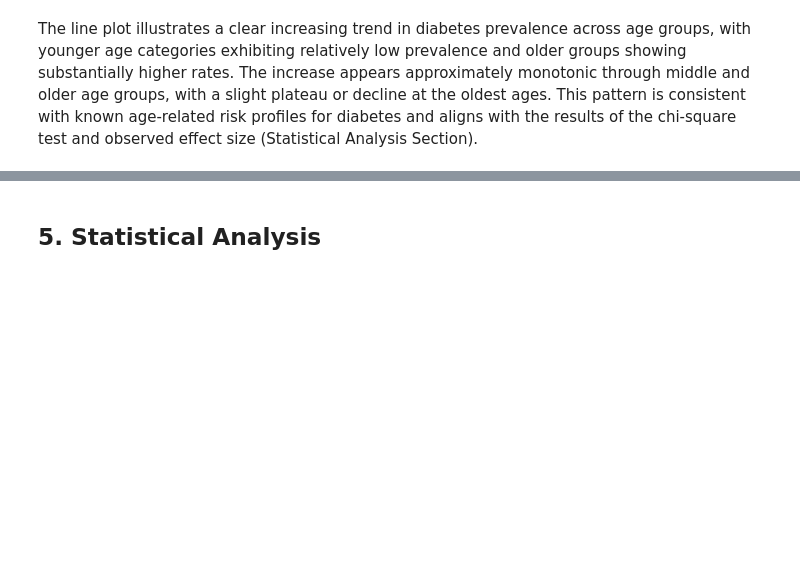
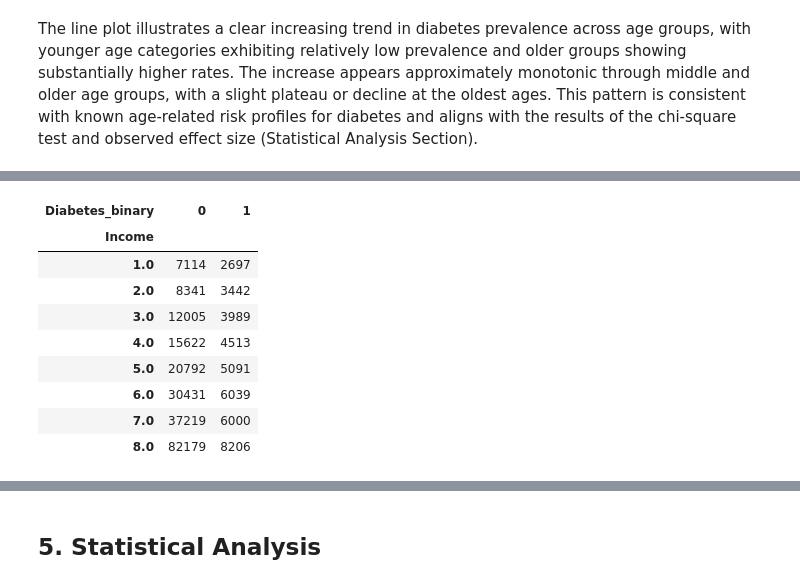
Before and after one commit to Brian16Park/cdc-health-eda, a Jupyter notebook: eda_statistical_analysis.ipynb, the cells around one changed output, grey strips where cells are left out. Drawn from its saved outputs; the diff is of its cells as text; code cells hidden in the pictures; blank space fills up the shorter version.

```diff
--- a/eda_statistical_analysis.ipynb
+++ b/eda_statistical_analysis.ipynb
@@ -379,0 +396,14 @@ The line plot illustrates a clear increasing trend in diabetes prevalence across
+# %%
+ct_income = pd.crosstab(df["Income"], df["Diabetes_binary"])
+ct_income
+# %% [output]
+| Diabetes_binary | 0 | 1 |
+| Income |  |  |
+| 1.0 | 7114 | 2697 |
+| 2.0 | 8341 | 3442 |
+| 3.0 | 12005 | 3989 |
+| 4.0 | 15622 | 4513 |
+| 5.0 | 20792 | 5091 |
+| 6.0 | 30431 | 6039 |
+| 7.0 | 37219 | 6000 |
+| 8.0 | 82179 | 8206 |
```
Also changed, not shown: parts of 8 cells of this notebook, 1 other file.
